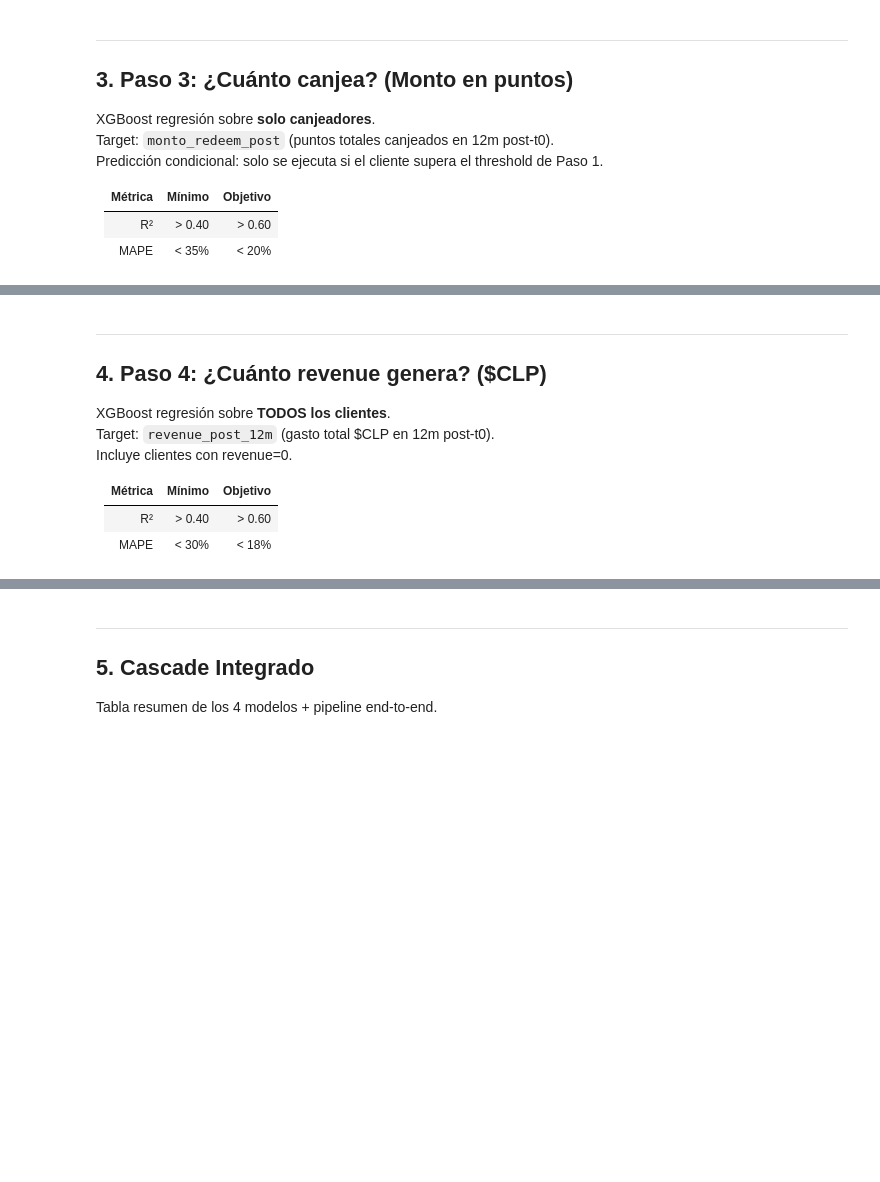
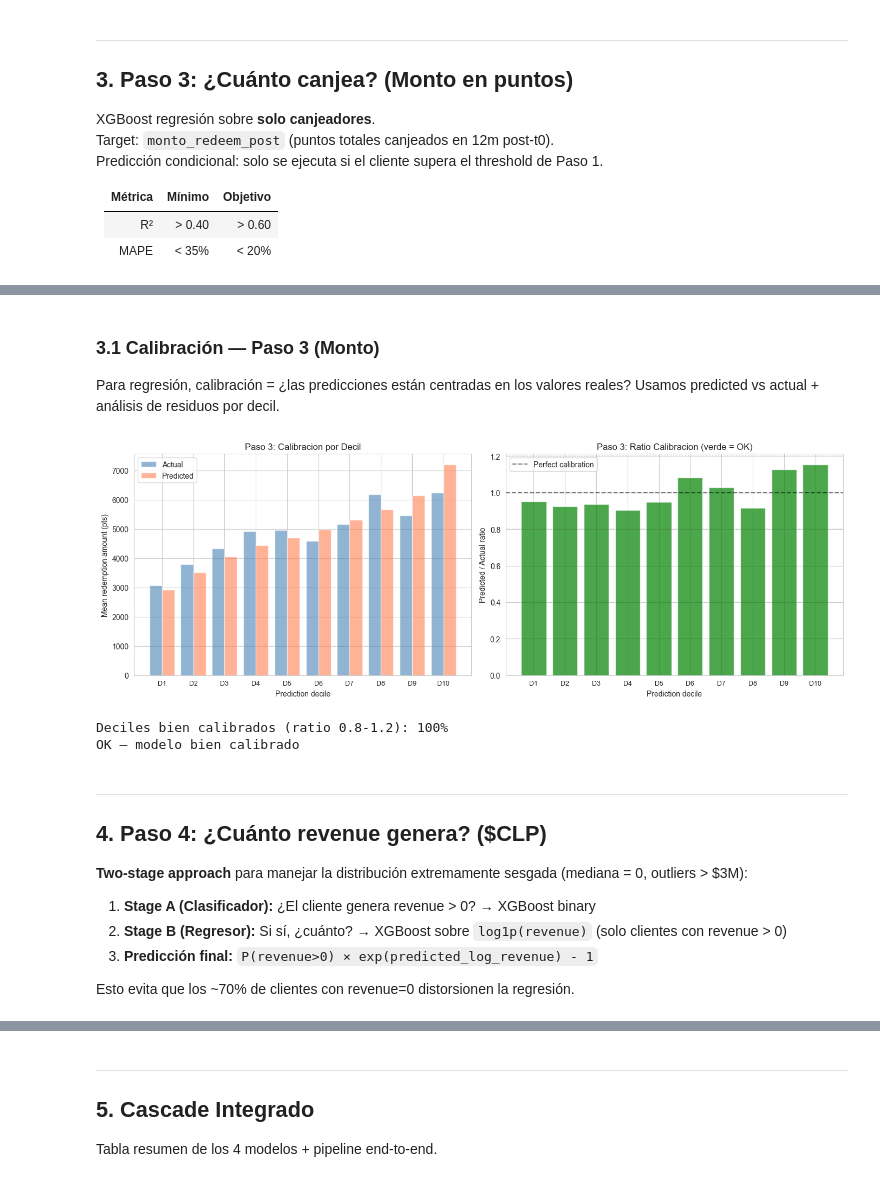
Before and after one commit to JunTierSS/loyalty-intelligence-system, a Jupyter notebook: notebooks/02_cascade.ipynb, the cells around one changed output, grey strips where cells are left out. Cells and saved outputs as stored; diff of their text form; code cells hidden in the pictures; blank space fills up the shorter version.

```diff
--- a/notebooks/02_cascade.ipynb
+++ b/notebooks/02_cascade.ipynb
@@ -527,13 +688,65 @@ for f, v in imp3.items():
+# %% [markdown]
+### 3.1 Calibración — Paso 3 (Monto)
+
+Para regresión, calibración = ¿las predicciones están centradas en los valores reales? Usamos predicted vs actual + análisis de residuos por decil.
+# %%
+# ── Paso 3: Calibracion por decil — predicted vs actual ──────────────
+# Agrupa predicciones en 10 bins y compara media predicha vs media real
+pred_deciles3 = pd.qcut(y_pred3, q=10, duplicates='drop')
+cal_df3 = pd.DataFrame({'actual': y_te3, 'predicted': y_pred3, 'decil': pred_deciles3})
+cal_agg3 = cal_df3.groupby('decil', observed=True).agg(
+    mean_predicted=('predicted', 'mean'),
+    mean_actual=('actual', 'mean'),
+    count=('actual', 'count'),
+    std_actual=('actual', 'std')
+).reset_index()
+
+fig, axes = plt.subplots(1, 2, figsize=(14, 5))
+
+# Calibration plot
+x_pos = range(len(cal_agg3))
+axes[0].bar(x_pos, cal_agg3['mean_actual'], alpha=0.6, label='Actual', color='steelblue', width=0.4)
+axes[0].bar([x + 0.4 for x in x_pos], cal_agg3['mean_predicted'], alpha=0.6, label='Predicted', color='coral', width=0.4)
+axes[0].set_xlabel('Prediction decile')
+axes[0].set_ylabel('Mean redemption amount (pts)')
+axes[0].set_title('Paso 3: Calibracion por Decil')
+axes[0].legend()
+axes[0].set_xticks([x + 0.2 for x in x_pos])
+axes[0].set_xticklabels([f'D{i+1}' for i in x_pos], fontsize=9)
+
+# Calibration ratio (predicted/actual) — ideal = 1.0
+ratio3 = cal_agg3['mean_predicted'] / cal_agg3['mean_actual'].replace(0, np.nan)
+axes[1].bar(x_pos, ratio3, color=['green' if 0.8 <= r <= 1.2 else 'orange' for r in ratio3], alpha=0.7)
+axes[1].axhline(1.0, color='black', ls='--', alpha=0.5, label='Perfect calibration')
+axes[1].axhline(0.8, color='gray', ls=':', alpha=0.3)
+axes[1].axhline(1.2, color='gray', ls=':', alpha=0.3)
+axes[1].set_xlabel('Prediction decile')
+axes[1].set_ylabel('Predicted / Actual ratio')
+axes[1].set_title('Paso 3: Ratio Calibracion (verde = OK)')
+axes[1].legend()
+axes[1].set_xticks(x_pos)
+axes[1].set_xticklabels([f'D{i+1}' for i in x_pos], fontsize=9)
+
+plt.tight_layout()
+plt.show()
+
+# Resumen
+pct_calibrated = (ratio3.between(0.8, 1.2)).mean() * 100
+print(f"\nDeciles bien calibrados (ratio 0.8-1.2): {pct_calibrated:.0f}%")
+print(f"{'OK — modelo bien calibrado' if pct_calibrated >= 60 else 'REVISAR — sesgo sistematico en predicciones'}")
+# %% [output]
+[figure, added]
+Deciles bien calibrados (ratio 0.8-1.2): 100%
+OK — modelo bien calibrado
 # %% [markdown]
 ---
 ## 4. Paso 4: ¿Cuánto revenue genera? ($CLP)
 
-XGBoost regresión sobre **TODOS los clientes**.
-Target: `revenue_post_12m` (gasto total $CLP en 12m post-t0).
-Incluye clientes con revenue=0.
+**Two-stage approach** para manejar la distribución extremamente sesgada (mediana = 0, outliers > $3M):
 
-| Métrica | Mínimo | Objetivo |
-|---------|--------|----------|
-| R² | > 0.40 | > 0.60 |
-| MAPE | < 30% | < 18% |
+1. **Stage A (Clasificador):** ¿El cliente genera revenue > 0? → XGBoost binary
+2. **Stage B (Regresor):** Si sí, ¿cuánto? → XGBoost sobre `log1p(revenue)` (solo clientes con revenue > 0)
+3. **Predicción final:** `P(revenue>0) × exp(predicted_log_revenue) - 1`
+
+Esto evita que los ~70% de clientes con revenue=0 distorsionen la regresión.
 # %%
```
Also changed, not shown: parts of 28 cells of this notebook, 8 other files.
